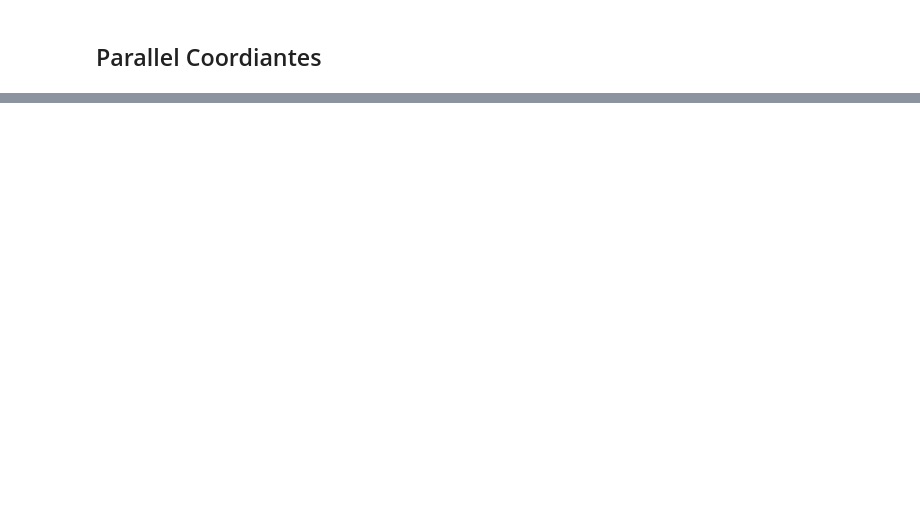
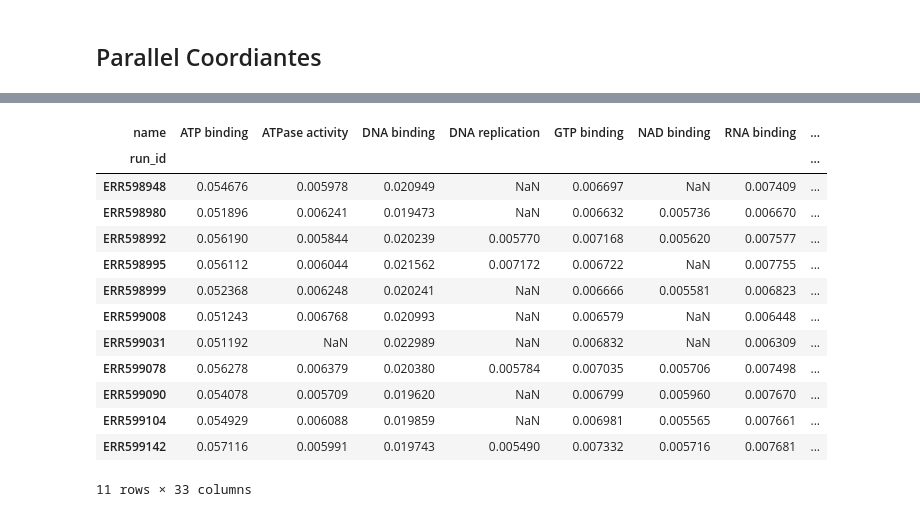
Before and after one commit to dustinmichels/biol338-genomics, a Jupyter notebook: final-project/analysis/More Analysis.ipynb, the cells around one changed output, grey strips where cells are left out. Cells and saved outputs as stored; diff of their text form; code cells hidden in the pictures; blank space fills up the shorter version.

```diff
--- a/final-project/analysis/More Analysis.ipynb
+++ b/final-project/analysis/More Analysis.ipynb
@@ -286 +242,18 @@ ax.savefig('imgs/cluster/cluster_zone', dpi=300)
+# %%
+df.pivot(index='run_id', columns='name', values='read_percent')
+# %% [output]
+| name | ATP binding | ATPase activity | DNA binding | DNA replication | GTP binding | NAD binding | RNA binding | ... |
+| run_id |  |  |  |  |  |  |  | ... |
+| ERR598948 | 0.054676 | 0.005978 | 0.020949 | NaN | 0.006697 | NaN | 0.007409 | ... |
+| ERR598980 | 0.051896 | 0.006241 | 0.019473 | NaN | 0.006632 | 0.005736 | 0.006670 | ... |
+| ERR598992 | 0.056190 | 0.005844 | 0.020239 | 0.005770 | 0.007168 | 0.005620 | 0.007577 | ... |
+| ERR598995 | 0.056112 | 0.006044 | 0.021562 | 0.007172 | 0.006722 | NaN | 0.007755 | ... |
+| ERR598999 | 0.052368 | 0.006248 | 0.020241 | NaN | 0.006666 | 0.005581 | 0.006823 | ... |
+| ERR599008 | 0.051243 | 0.006768 | 0.020993 | NaN | 0.006579 | NaN | 0.006448 | ... |
+| ERR599031 | 0.051192 | NaN | 0.022989 | NaN | 0.006832 | NaN | 0.006309 | ... |
+| ERR599078 | 0.056278 | 0.006379 | 0.020380 | 0.005784 | 0.007035 | 0.005706 | 0.007498 | ... |
+| ERR599090 | 0.054078 | 0.005709 | 0.019620 | NaN | 0.006799 | 0.005960 | 0.007670 | ... |
+| ERR599104 | 0.054929 | 0.006088 | 0.019859 | NaN | 0.006981 | 0.005565 | 0.007661 | ... |
+| ERR599142 | 0.057116 | 0.005991 | 0.019743 | 0.005490 | 0.007332 | 0.005716 | 0.007681 | ... |
+11 rows × 33 columns
 # %%
```
Also changed, not shown: parts of 14 cells of this notebook, 8 other files.
